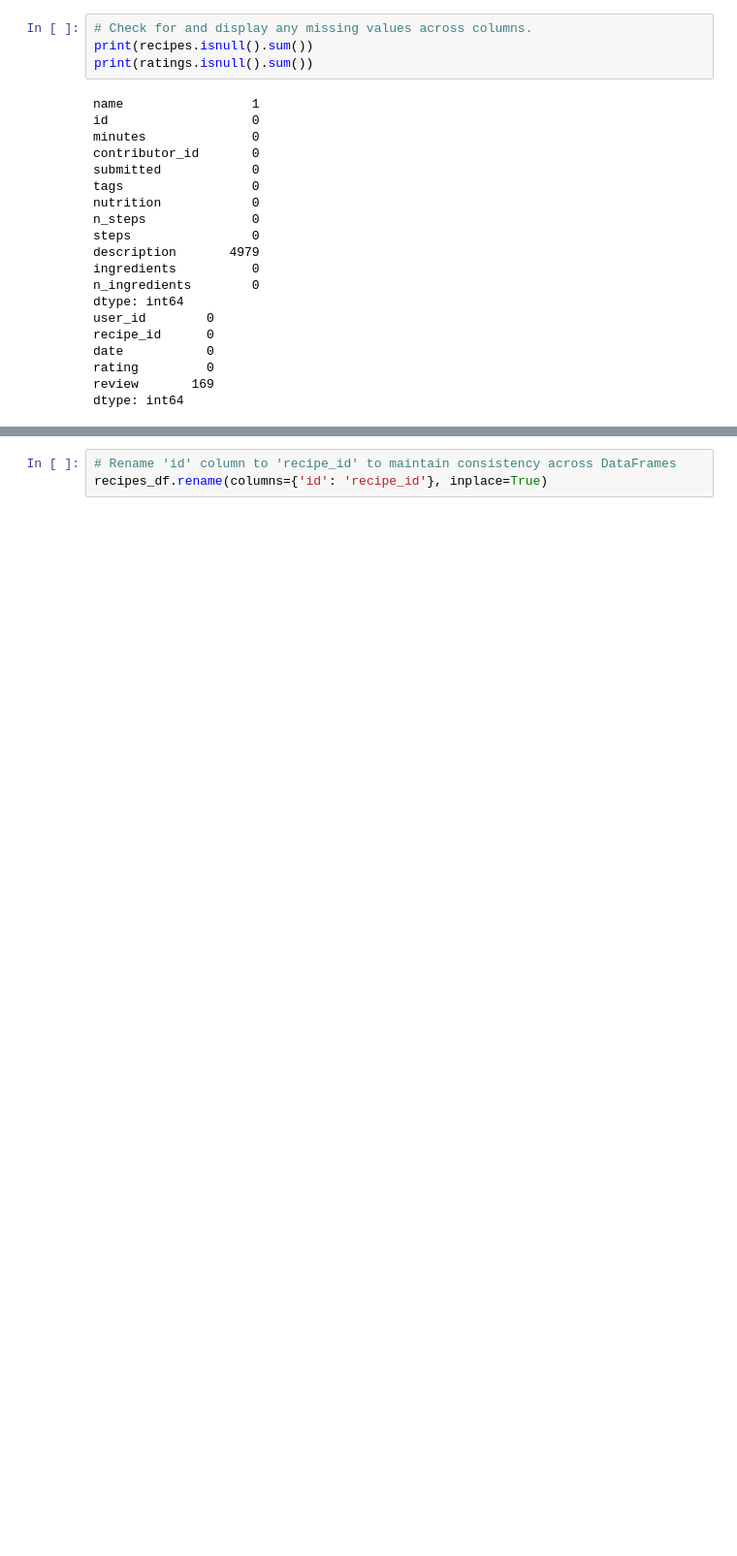
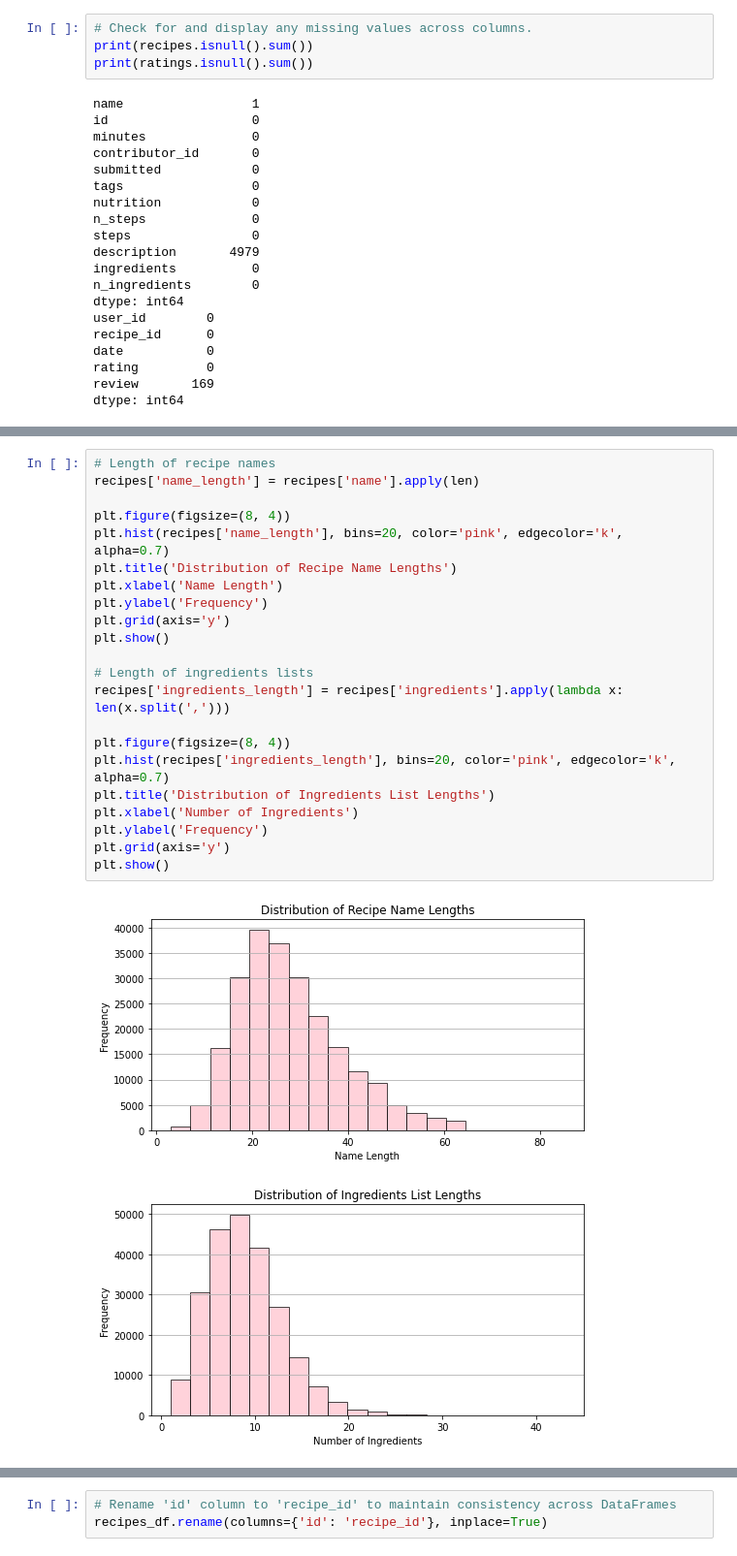
Before and after one commit to 353-KeithFernandes/PPCapstone, a Jupyter notebook: Food_recommendation_system.ipynb, the cells around one changed output, grey strips where cells are left out. Shown: that part at 97% size. Cells and saved outputs as stored; diff of their text form; blank space fills up the shorter version.

```diff
--- a/Food_recommendation_system.ipynb
+++ b/Food_recommendation_system.ipynb
@@ -94,0 +243,25 @@ recipes['description'].fillna(recipe_no_description, inplace=True)
+# %%
+# Length of recipe names
+recipes['name_length'] = recipes['name'].apply(len)
+
+plt.figure(figsize=(8, 4))
+plt.hist(recipes['name_length'], bins=20, color='pink', edgecolor='k', alpha=0.7)
+plt.title('Distribution of Recipe Name Lengths')
+plt.xlabel('Name Length')
+plt.ylabel('Frequency')
+plt.grid(axis='y')
+plt.show()
+
+# Length of ingredients lists
+recipes['ingredients_length'] = recipes['ingredients'].apply(lambda x: len(x.split(',')))
+
+plt.figure(figsize=(8, 4))
+plt.hist(recipes['ingredients_length'], bins=20, color='pink', edgecolor='k', alpha=0.7)
+plt.title('Distribution of Ingredients List Lengths')
+plt.xlabel('Number of Ingredients')
+plt.ylabel('Frequency')
+plt.grid(axis='y')
+plt.show()
+# %% [output]
+[figure, added]
+[figure, added]
```
Also changed, not shown: parts of 33 cells of this notebook.
